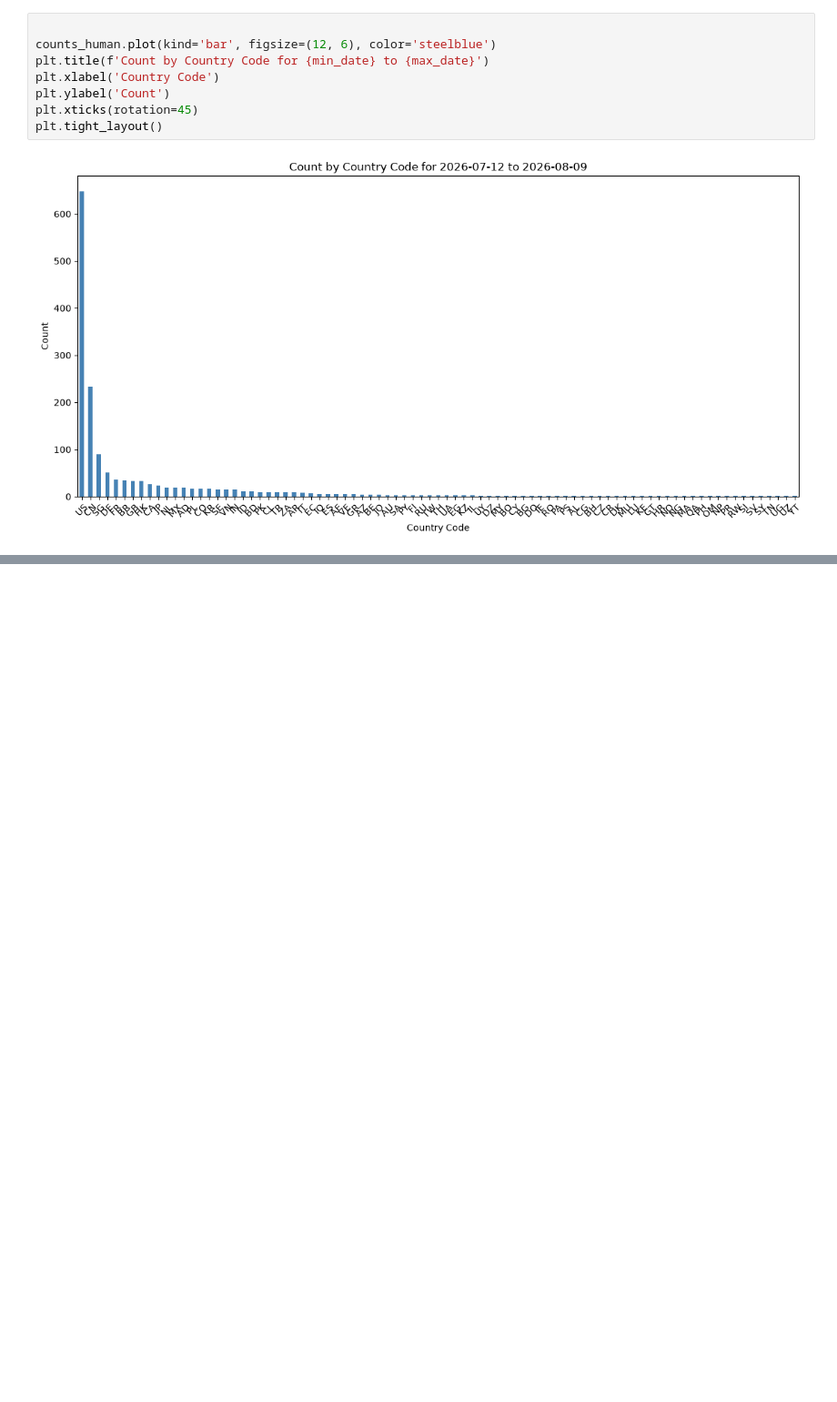
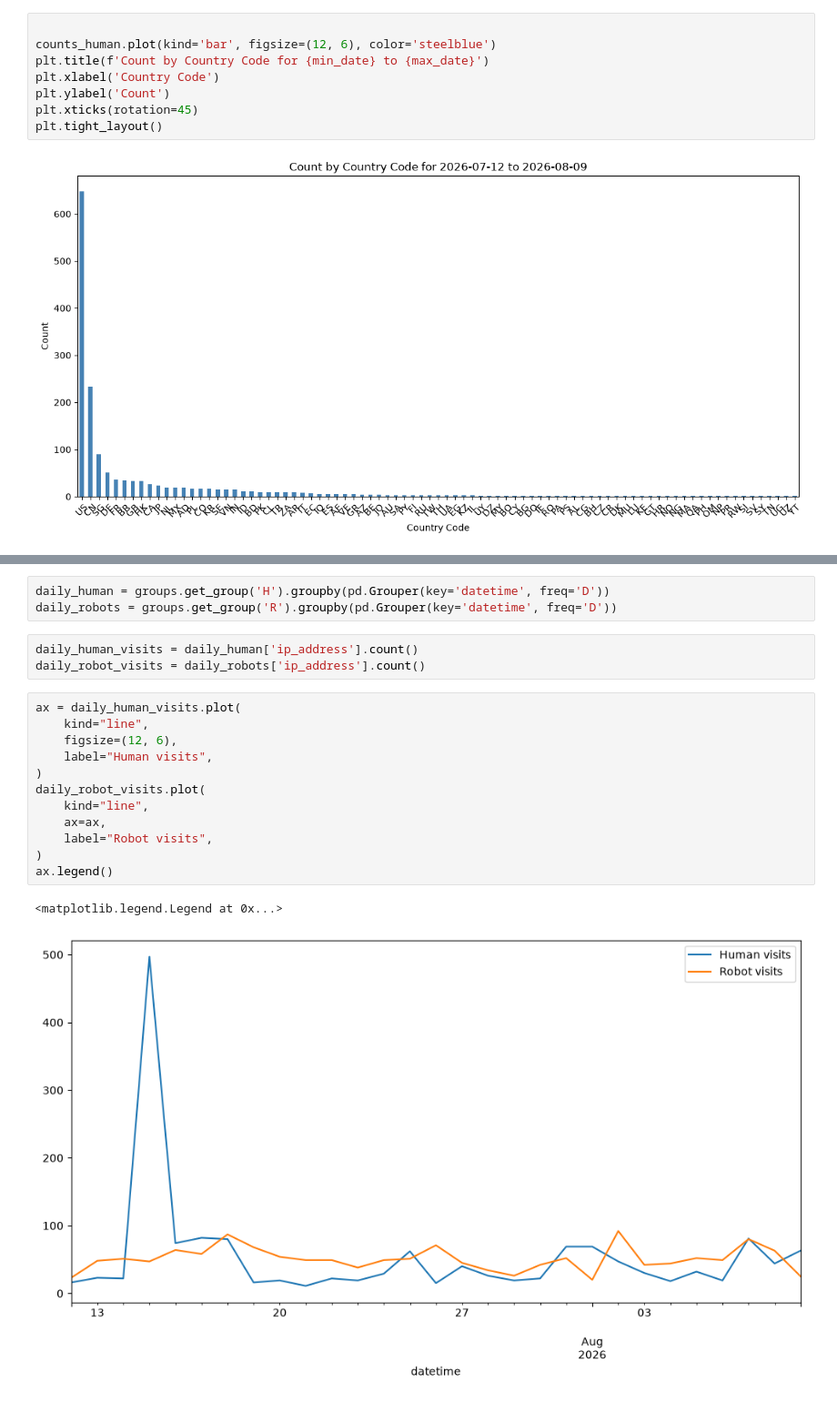
Before and after one commit to philiplessner/LogFileAnalysis, a Jupyter notebook: analysis.ipynb, the cells around one changed output, grey strips where cells are left out. Shown at 91% size. Cells and saved outputs as stored; diff of their text form; blank space fills up the shorter version.

```diff
--- a/analysis.ipynb
+++ b/analysis.ipynb
@@ -118,0 +140,21 @@ df_404
+# %%
+daily_human = groups.get_group('H').groupby(pd.Grouper(key='datetime', freq='D'))
+daily_robots = groups.get_group('R').groupby(pd.Grouper(key='datetime', freq='D'))
+# %%
+daily_human_visits = daily_human['ip_address'].count()
+daily_robot_visits = daily_robots['ip_address'].count()
+# %%
+ax = daily_human_visits.plot(
+    kind="line",
+    figsize=(12, 6),
+    label="Human visits",
+)
+daily_robot_visits.plot(
+    kind="line",
+    ax=ax,
+    label="Robot visits",
+)
+ax.legend()
+# %% [output]
+<matplotlib.legend.Legend at 0x...>
+[figure, added]
```
Also changed, not shown: parts of 7 cells of this notebook.
